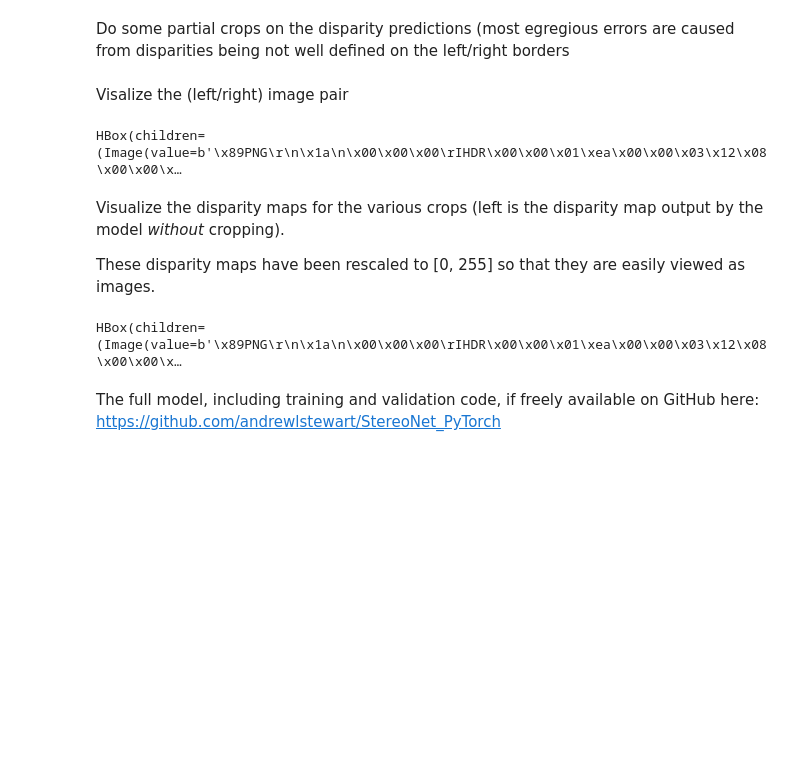
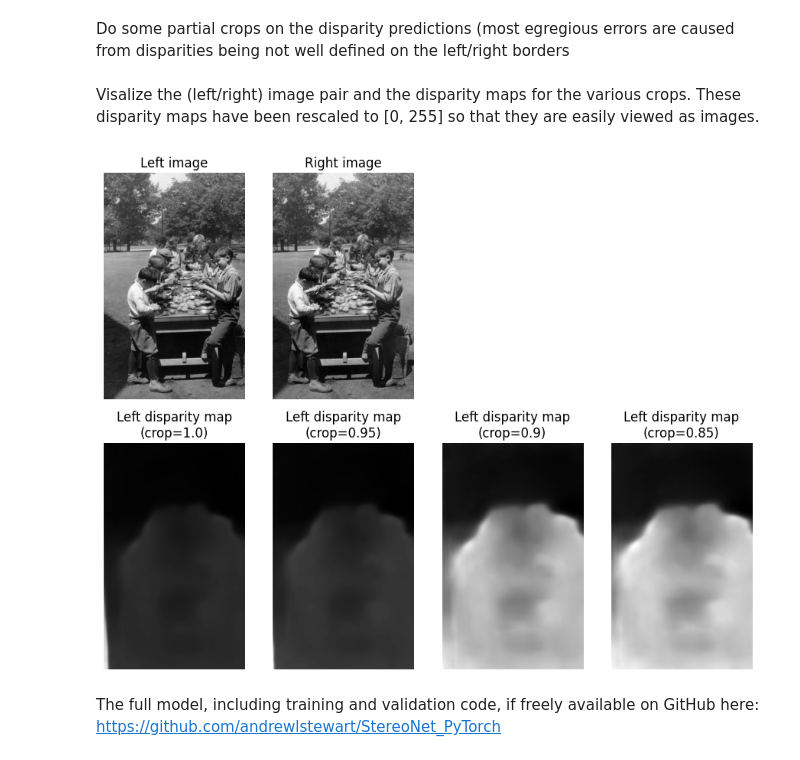
Before and after one commit to andrewlstewart/StereoNet_PyTorch, a Jupyter notebook: StereoNet.ipynb, the cells around one changed output. Drawn from its saved outputs; the diff is of its cells as text; code cells hidden in the pictures; blank space fills up the shorter version.

```diff
--- a/StereoNet.ipynb
+++ b/StereoNet.ipynb
@@ -110,7 +110,7 @@ Load in a couple of example images from the KeystoneDepth dataset (these example
 left_image_url = "https://user-images.githubusercontent.com/7529012/235392110-cadeb58e-3f5a-4252-8002-44a6b9120b88.png"#"https://user-images.githubusercontent.com/7529012/235391713-8e0e1892-5bed-465f-962f-bdb7e91d63a2.png"
 right_image_url = "https://user-images.githubusercontent.com/7529012/235392126-b5016b6a-897d-4b49-869b-603ed11dcf93.png"#"https://user-images.githubusercontent.com/7529012/235391750-be8f7816-7144-40bb-af39-28cc9439daff.png"
 
-images: npt.NDArray[np.float32] = []
+images = []
 for url in (left_image_url, right_image_url):
     request = requests.get(url)
     assert request.status_code == 200
@@ -151,45 +151,35 @@ with torch.no_grad():
 # %% [markdown]
 Do some partial crops on the disparity predictions (most egregious errors are caused from disparities being not well defined on the left/right borders
 # %%
-crops = (0.95, 0.9, 0.85)
-predictions_torch = [batched_prediction[0]]
+crops = (1.0, 0.95, 0.9, 0.85)
+predictions_torch = []
 for crop_percentage in crops:
   cropper = torchvision.transforms.CenterCrop((round(min_height), round(min_width*crop_percentage)))
   predictions_torch.append(cropper(batched_prediction[0]))
 
 # Convert from torch tensors on GPU to numpy arrays on CPU and switch back to channels last notation
 predictions = [np.moveaxis(pred.detach().cpu().numpy(), 0, 2) for pred in predictions_torch]
-# %% [markdown]
-Visalize the (left/right) image pair
-# %%
-widgs = []
-for image in images:
-  image = image[..., 0]
-  pil_im = PIL.Image.fromarray(image)
-  b = io.BytesIO()
-  pil_im.save(b, 'png')
-  widgs.append(widgets.Image(value=b.getvalue(), format='png', width=300, height=400))
-sidebyside = widgets.HBox(widgs)
-display(sidebyside)
-# %% [output]
-HBox(children=(Image(value=b'\x89PNG\r\n\x1a\n\x00\x00\x00\rIHDR\x00\x00\x01\xea\x00\x00\x03\x12\x08\x00\x00\x…
 # %% [markdown]
-Visualize the disparity maps for the various crops (left is the disparity map output by the model <i>without</i> cropping).
-
-These disparity maps have been rescaled to [0, 255] so that they are easily viewed as images.
+Visalize the (left/right) image pair and the disparity maps for the various crops.  These disparity maps have been rescaled to [0, 255] so that they are easily viewed as images.
-# %%
-widgs = []
-for prediction in predictions:
-  prediction = prediction[..., 0]
-  pred_uint8 = ((prediction-prediction.min())/(prediction.max()-prediction.min())*255).astype(np.uint8)
-  pil_im = PIL.Image.fromarray(pred_uint8)
-  b = io.BytesIO()
-  pil_im.save(b, 'png')
-  widgs.append(widgets.Image(value=b.getvalue(), format='png', width=300, height=400))
-sidebyside = widgets.HBox(widgs)
-display(sidebyside)
-# %% [output]
-HBox(children=(Image(value=b'\x89PNG\r\n\x1a\n\x00\x00\x00\rIHDR\x00\x00\x01\xea\x00\x00\x03\x12\x08\x00\x00\x…
+# %%
+resized_predictions = []
+for prediction in predictions:
+    prediction = PIL.Image.fromarray(((prediction-prediction.min())/(prediction.max()-prediction.min())*255).astype(np.uint8)[..., 0])
+    prediction = prediction.resize((images[0].shape[1], images[0].shape[0]))
+    resized_predictions.append(np.array(prediction))
+# %%
+fig, ax = plt.subplots(nrows=2, ncols=len(predictions), figsize=(9, 7))
+ax[0, 0].imshow(images[0], cmap='gray')
+ax[0, 0].set_title("Left image")
+ax[0, 1].imshow(images[1], cmap='gray')
+ax[0, 1].set_title("Right image")
+for idx, (prediction, crop) in enumerate(zip(resized_predictions, crops)):
+    ax[1, idx].imshow(prediction, cmap='gray')
+    ax[1, idx].set_title(f"Left disparity map\n(crop={crop})")
+[axi.set_axis_off() for axi in ax.ravel()]
+plt.tight_layout()
+# %% [output]
+[figure, added]
 # %% [markdown]
 The full model, including training and validation code, if freely available on GitHub here: https://github.com/andrewlstewart/StereoNet_PyTorch
 # %% [markdown]
```
Also changed, not shown: parts of 6 cells of this notebook, 1 other file.
